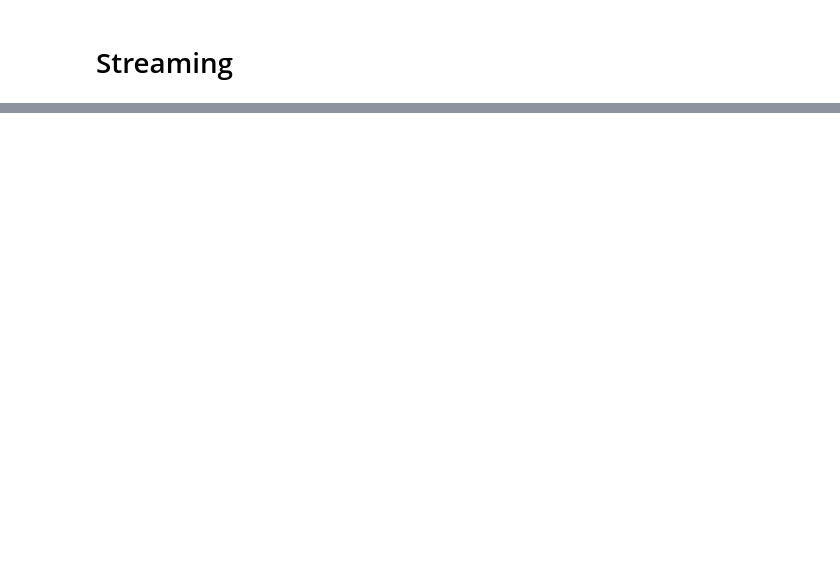
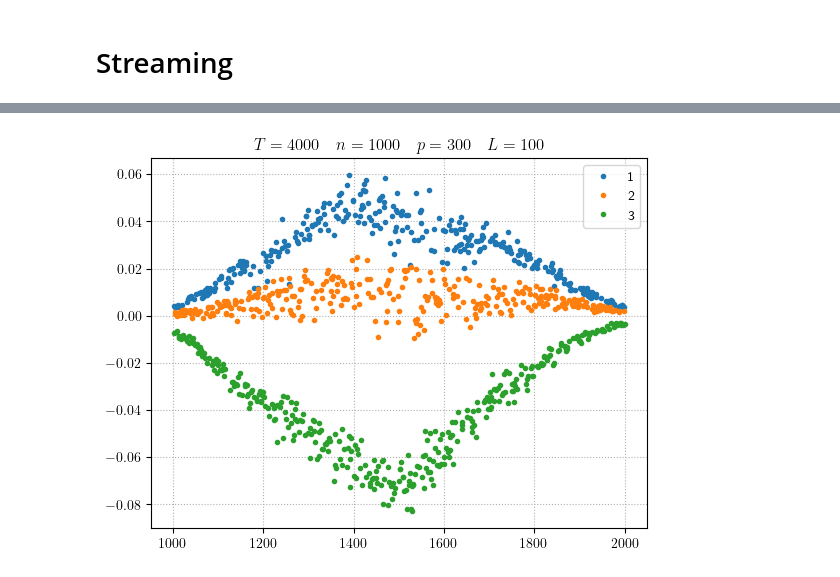
Before and after one commit to HugoLebeau/online_learning, a Jupyter notebook: Toeplitz puncturing.ipynb, the cells around one changed output, grey strips where cells are left out. Saved outputs shown, nothing was run; the diff lists cells and outputs as text; code cells hidden in the pictures; blank space fills up the shorter version.

```diff
--- a/Toeplitz puncturing.ipynb
+++ b/Toeplitz puncturing.ipynb
@@ -307,30 +203,0 @@ plt.show()
-# %%
-from tqdm import tqdm
-from sklearn.cluster import AgglomerativeClustering
-
-eigvecs = eigvecs_t[0, idx_eigvecs]
-basis = basis_t[idx_basis]
-n_eigvecs = eigvecs.shape[0]
-
-h_start = 5*k
-
-idx = np.arange(n)
-partition = -np.ones(n, dtype=int)
-
-z = np.zeros((k, n, n_eigvecs))
-v = np.zeros((k, n, n_eigvecs))
-f = lambda r: 1e-3*np.exp(-r/1e2)
-dt = 1
-resist = 0.9
-
-partition[:h_start] = AgglomerativeClustering(n_clusters=k).fit(eigvecs[:, :h_start].T).labels_
-for t in range(h_start):
-    z[:, t], v[:, t] = z[:, t-1], v[:, t-1]
-    z[partition[t], t] = eigvecs[:, t]
-    v[partition[t], t] = (z[partition[t], t]-z[partition[t], t-1])/dt
-for t in range(h_start, n):
-    u_r = eigvecs[:, t]-z[:, t-1]
-    r = linalg.norm(u_r, axis=1)[:, None]
-    acc = f(r)*u_r/r
-    v[:, t] = resist*v[:, t-1]+dt*acc
-    z[:, t] = z[:, t-1]+dt*v[:, t]
@@ -353,6 +210,6 @@ from tqdm import tqdm
 # %%
 if streaming:
-    T = 3*n
+    T = n_streaming_periods*n
     n_eigvecs = 5
 
     streaming_setting = "$T = {} \\quad$".format(T)+setting
@@ -379,16 +236,16 @@ if streaming:
 
     # Streaming
     for t in tqdm(range(T)):
-        tL = max(0, t-L+1) # data is kept from tL to t
-        K_data[t, :t-tL+1] = (X[:, t]@X[:, tL:t+1]/p)[::-1]
-        t_obs = max(0, t-n+1) # data is clustered from t_obs to t
+        tL = max(0, t-L+1) # time of oldest kept point (at most L points can be kept)
+        K_data[t, :t-tL+1] = (X[:, t]@X[:, tL:t+1]/p)[::-1] # compute kernel data
+        t_obs = max(0, t-n+1) # time of oldest clustered point (at most n points can be clustered)
         K = make_K(K_data[t_obs:t_obs+n]) # make the (n, n) sparse kernel matrix
         # Compute top eigenpairs
         if t >= n_eigvecs:
             lbda[t], w[t] = eigsh(K, k=n_eigvecs, v0=w[t-1, :, 0], which='LA')
         else:
             lbda[t, -t-1:], w[t, :, -t-1:] = eigsh(K, k=t+1, v0=w[t-1, :, 0], which='LA')
-        # Sign correction
+        # Sign correction on eigenvectors
         if t >= n:
             w[t] *= np.sign(np.sum(w[t, :-1]*w[t-1, 1:], axis=0))
         elif t > 0:
@@ -407,17 +266,19 @@ if streaming:
 # %%
 if streaming:
     t = T//2
     i = 0
 
     x = np.arange(max(0, t-n+1), max(n, t+1))
     for j in range(k):
         cl = (JT[max(0, t-n+1):t+1, j] == 1)
         cl = np.append(cl, np.zeros(max(0, n-t-1), dtype=bool))
-        plt.plot(x[cl], w[t, i, cl], ls='', marker='.', label=j)
+        plt.plot(x[cl], w[t, i, cl], ls='', marker='.', label=j+1)
     plt.grid(ls=':')
     plt.title(streaming_setting)
     plt.legend()
     plt.show()
+# %% [output]
+[figure, added]
 # %%
 if streaming and easy_setting:
     s_, t_ = np.meshgrid(np.arange(n), np.arange(T))
```
Also changed, not shown: parts of 23 cells of this notebook.
